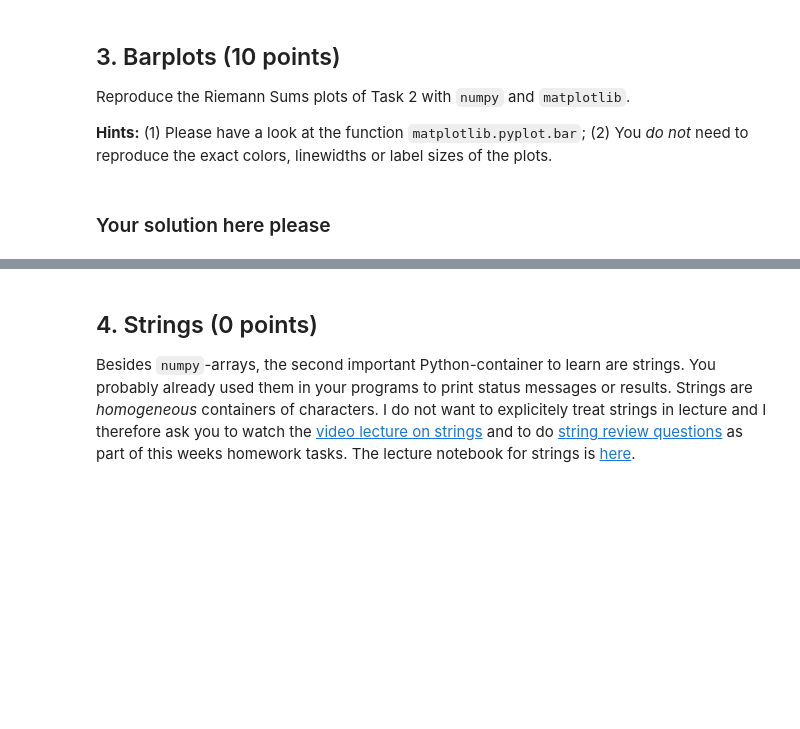
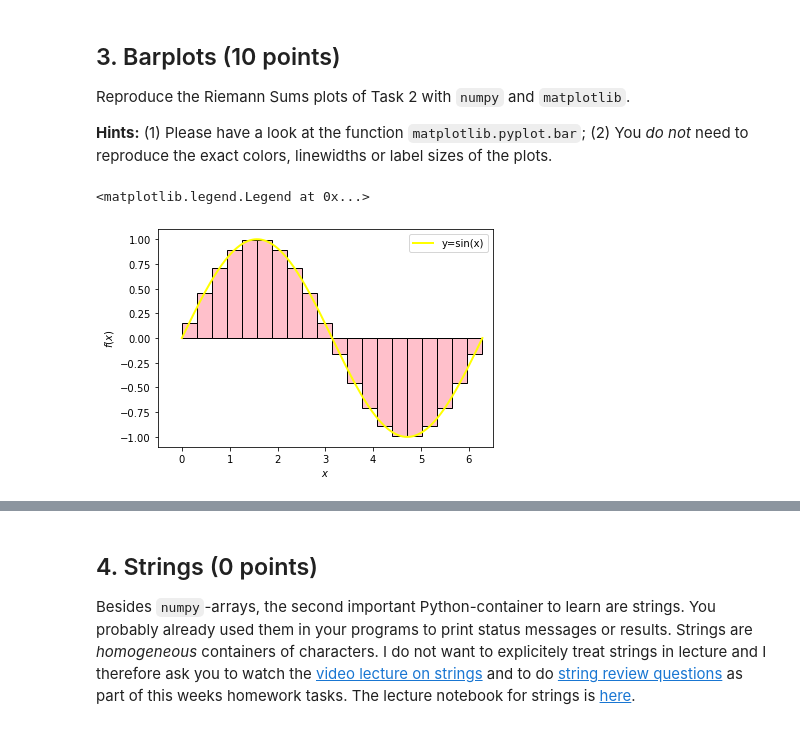
Before and after one commit to smilex555/phys718-hwp, a Jupyter notebook: hw3/hw3.ipynb, the cells around one changed output, grey strips where cells are left out. Drawn from its saved outputs; the diff is of its cells as text; code cells hidden in the pictures; blank space fills up the shorter version.

Commit message:
complete solutions

```diff
--- a/hw3/hw3.ipynb
+++ b/hw3/hw3.ipynb
@@ -148,5 +183,43 @@ Mismatch =  -1.9332374999999993
 Reproduce the Riemann Sums plots of Task 2 with `numpy` and `matplotlib`.
 
 **Hints:** (1) Please have a  look at the function `matplotlib.pyplot.bar`; (2) You *do not* need to reproduce the exact colors, linewidths or label sizes of the plots.
-# %% [markdown]
-### Your solution here please
+# %%
+def riemannint(f,a,b,n):
+    """Takes in a function f, an interval [a, b] and a partition of the interval n and gives out subinterval contributions.
+    Sums of the product of the subinterval contribution and the partition width is the regular Riemann sum
+    The function f has to return a numerical value."""
+    dx = (b-a)/n #to determine the distance between the array elements in the array x
+    x = np.arange(a,b+dx,dx) #create integration range; check remarks for why b+dx has been used
+    s = [] #initialise subinterval contribution
+    for i in range(0,n): #calculate riemann sum by running over subintervals
+        y = (x[i+1] + x[i])/2.0 #determine the mid-point of the subinterval
+        s.append(f(y)) #sum the contribution to the riemann sum from the subinterval
+    return(s)
+# %%
+#problem 3.1
+#sine function
+n = 20 #number of partitions
+#define interval
+a = 0
+b = 2*np.pi
+dx = (b-a)/n
+x = np.arange(a,b+dx,dx)
+xf = np.arange(a,b,0.001)
+#calculate midpoints for plotting
+xmid = np.zeros(n)
+for i in range(0,n):
+    xmid[i] = (x[i+1]+x[i])/2
+
+#get subinterval contributions
+S = riemannint(np.sin, a, b, n)
+
+#plotting
+plt.xlabel(r'$x$') #x-axis lable
+plt.ylabel(r'$f(x)$') #y-axis lable
+plt.xlim(-0.5,6.5) #plotting region
+plt.bar(xmid, S, width = dx, color='pink',edgecolor='black') #bar plot
+plt.plot(xf, np.sin(xf), color='yellow',linestyle="-", linewidth=2.0, label="y=sin(x)") #function curve
+plt.legend(loc="upper right") #add legend
+# %% [output]
+<matplotlib.legend.Legend at 0x...>
+[figure, added]
```
Also changed, not shown: parts of 8 cells of this notebook.
